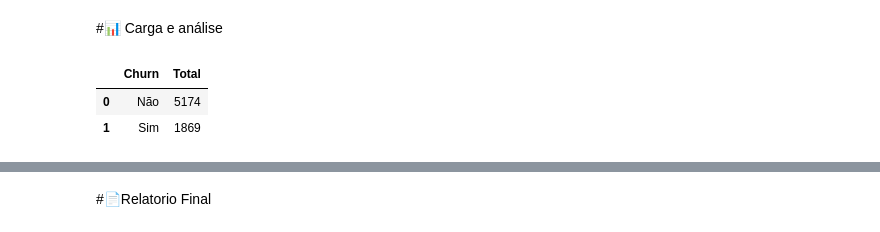
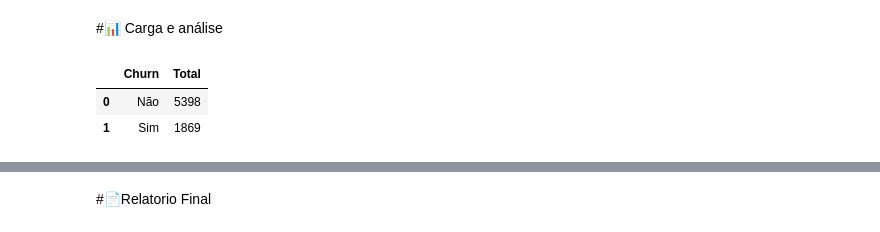
Before and after one commit to lfa-systems/Telecom_X, a Jupyter notebook: TelecomX_BR.ipynb, the cells around one changed output, grey strips where cells are left out. Saved outputs shown, nothing was run; the diff lists cells and outputs as text; code cells hidden in the pictures.

```diff
--- a/TelecomX_BR.ipynb
+++ b/TelecomX_BR.ipynb
@@ -125 +147,4 @@ df.loc[df['account_Charges.Total'] == ' ']
+# %%
+# Assumir Churn '' como não
+df.loc[df['Churn'] == '', 'Churn'] = 'No'
 # %%
@@ -204,0 +284,4 @@ churn
+# %%
+# Tratar coluna customer_SeniorCitizen como string 1 = sim, 0 = não
+df['customer_SeniorCitizen'] = df['customer_SeniorCitizen'].astype('object')
+df.info()
@@ -204,0 +306,3 @@ churn
+# %%
+# Usar data frame para portugues
+df_pt = df.copy()
@@ -204,0 +361,3 @@ churn
+# %%
+# Realiza a substituição dos valores
+df_pt['customer_SeniorCitizen'] = df_pt['customer_SeniorCitizen'].replace({0: 'Não', 1: 'Sim'})
@@ -205,13 +404,12 @@ churn
 # %% [markdown]
 #📊 Carga e análise
 # %%
-# Filtrando os cliente que deixou ou não a empresa. Os sem resposta fica de fora
-df_filtrado = df[df['Churn'].str.lower().isin(['yes', 'no'])].copy()
-df_filtrado['Churn_Traduzido'] = df_filtrado['Churn'].str.lower().map({'yes': 'Sim', 'no': 'Não'})
-Churn_counts = df_filtrado['Churn_Traduzido'].value_counts().reset_index()
+# Contando quantos cliente deixou ou não a empresa.
+df_filtrado = df_pt[df['Churn'].str.lower().isin(['Sim', 'Não'])].copy()
+Churn_counts = df_pt['Churn'].value_counts().reset_index()
 Churn_counts.columns = ['Churn', 'Total']
 Churn_counts
 # %% [output]
 |  | Churn | Total |
-| 0 | Não | 5174 |
+| 0 | Não | 5398 |
 | 1 | Sim | 1869 |
```
Also changed, not shown: parts of 52 cells of this notebook.
